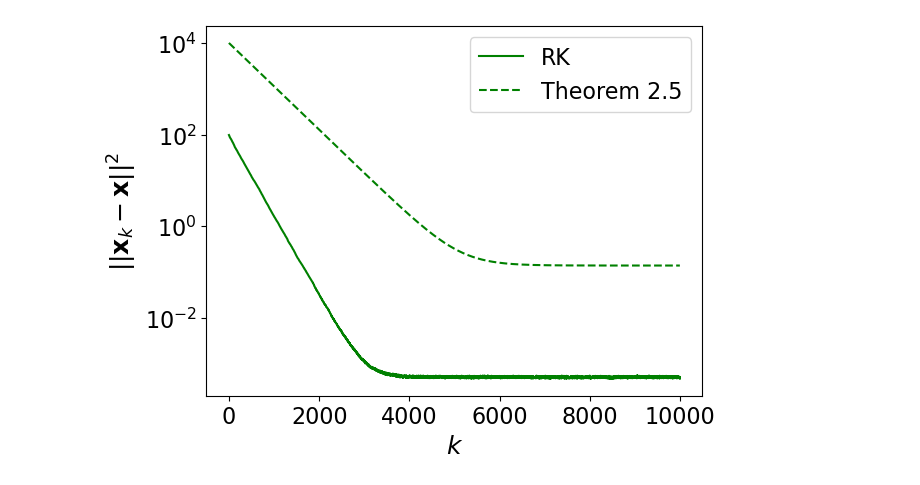
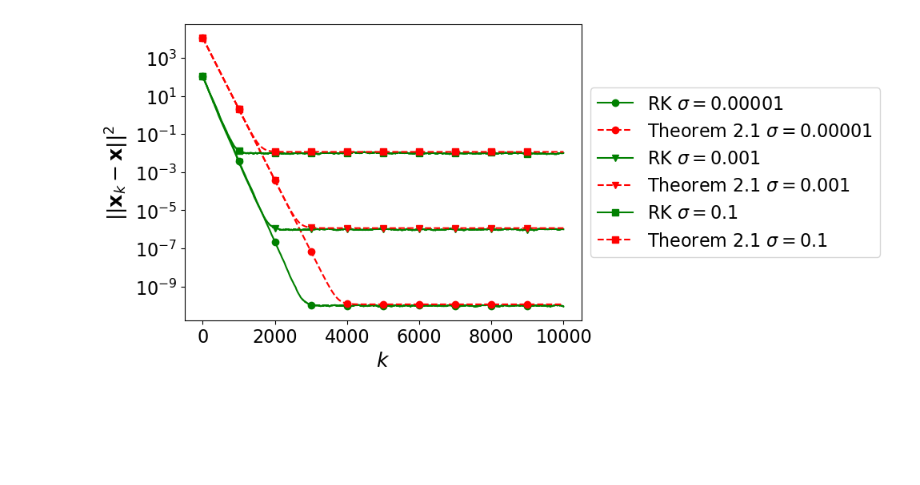
Before and after one commit to jamiehadd/Kacz4TimeVarying, a Jupyter notebook: NoisyRKTests.ipynb, the cells around one changed output. Cells and saved outputs as stored; diff of their text form; code cells hidden in the pictures; blank space fills up the shorter version.

```diff
--- a/NoisyRKTests.ipynb
+++ b/NoisyRKTests.ipynb
@@ -52,29 +52,68 @@ sigmin
 # %%
 #Theorem 2.5
-mean = 0.1
-sd = 0.00001
+#mean = 0.1
+meanL = [0.00001,0.001,0.1]
+#sd = 0.00001
+sdL = [0.00001,0.001,0.1]
 num = 10000
 sampsize = 10
+iters = list(range(num))
 # %%
-errors_rk = error_bound_thm_2_5(A_n,mean,sd,num,sigmin,e_0)
+def funcdata(mean,sd):
+    errors_rk = error_bound_thm_2_5(A_n,mean,sd,num,sigmin,e_0)
 
-kacz_experiment_rk_avg = [0]*num
-for i in range(sampsize):
-    kacz_experiment_rk = RK_ex_n(A_n,x_t,b_t,mean,sd,num)[2]
-    kacz_experiment_rk_avg = list(map(lambda x: x[0]+x[1], list(zip(kacz_experiment_rk,kacz_experiment_rk_avg))))
-kacz_experiment_rk_avg = list(map(lambda x: x/sampsize, kacz_experiment_rk_avg))
+    kacz_experiment_rk_avg = [0]*num
+    for i in range(sampsize):
+        kacz_experiment_rk = RK_ex_n(A_n,x_t,b_t,mean,sd,num)[2]
+        kacz_experiment_rk_avg = list(map(lambda x: x[0]+x[1], list(zip(kacz_experiment_rk,kacz_experiment_rk_avg))))
+    kacz_experiment_rk_avg = list(map(lambda x: x/sampsize, kacz_experiment_rk_avg))
+
+    return (kacz_experiment_rk_avg, errors_rk)
 # %%
-fig = plt.figure()
+def plotgen(mean,sd):
+    errors_rk = error_bound_thm_2_5(A_n,mean,sd,num,sigmin,e_0)
 
-plt.semilogy(list(range(num)),kacz_experiment_rk_avg,'g-')
-plt.semilogy(list(range(num)),errors_rk,'g--')
+    kacz_experiment_rk_avg = [0]*num
+    for i in range(sampsize):
+        kacz_experiment_rk = RK_ex_n(A_n,x_t,b_t,mean,sd,num)[2]
+        kacz_experiment_rk_avg = list(map(lambda x: x[0]+x[1], list(zip(kacz_experiment_rk,kacz_experiment_rk_avg))))
+    kacz_experiment_rk_avg = list(map(lambda x: x/sampsize, kacz_experiment_rk_avg))
 
-#plt.title(r"$20000 \times 100$ Matrix, $\mu = $, $\sigma = $")
-plt.rcParams.update({'font.size': 16})
-plt.tick_params(labelsize=16)
-plt.xlabel('$k$',{'size':18})
-plt.ylabel('$||\mathbf{x}_k - \mathbf{x}||^2$',{'size':18})
-plt.legend(['RK','Theorem 2.5'],loc="upper right")
-fig.show()
+    fig = plt.figure()
+
+    plt.semilogy(list(range(num)),kacz_experiment_rk_avg,'g-')
+    plt.semilogy(list(range(num)),errors_rk,'g--')
+
+    #plt.title(r"$20000 \times 100$ Matrix, $\mu = $, $\sigma = $")
+    plt.rcParams.update({'font.size': 16})
+    plt.tick_params(labelsize=16)
+    plt.xlabel('$k$',{'size':18})
+    plt.ylabel('$||\mathbf{x}_k - \mathbf{x}||^2$',{'size':18})
+    plt.legend(['RK','Theorem 2.5'],loc="upper right")
+    fig.savefig('plots25/'+'mean'+str(mean)+'sd'+str(sd)+'.png')
+    fig.show()
-# %% [output]
-[figure, removed]
+# %%
+def plotgen_agg(mean_L,sd_L,name):
+    fig = plt.figure()
+    markers = ['o','v','s']
+    i=0
+
+    for a in mean_L:
+        for b in sd_L:
+            rkexp,rkbound = funcdata(a,b)
+            plt.semilogy(iters,rkexp,linestyle='-',marker=markers[i],color='g',markevery=1000)
+            #[1,num/2,num-1]
+            plt.semilogy(iters,rkbound,linestyle='--',marker=markers[i],color='r',markevery=1000)
+            i+=1
+
+    plt.rcParams.update({'font.size': 16})
+    plt.tick_params(labelsize=16)
+    plt.xlabel('$k$',{'size':18})
+    plt.ylabel('$||\mathbf{x}_k - \mathbf{x}||^2$',{'size':18})
+    plt.legend([r'RK $\sigma = 0.00001$',r'Theorem 2.1 $\sigma = 0.00001$',r'RK $\sigma = 0.001$',r'Theorem 2.1 $\sigma = 0.001$',r'RK $\sigma = 0.1$',r'Theorem 2.1 $\sigma = 0.1$'], loc='center left', bbox_to_anchor=(1, 0.5))
+    fig.savefig(name, bbox_inches = "tight")
+    fig.show()
+# %%
+plotgen_agg([0],sdL[0:3],'noisykaczplot/rk_agg_sigma.png')
+# %% [output]
+[figure, added]
```
Also changed, not shown: parts of 2 cells of this notebook, 41 other files.
